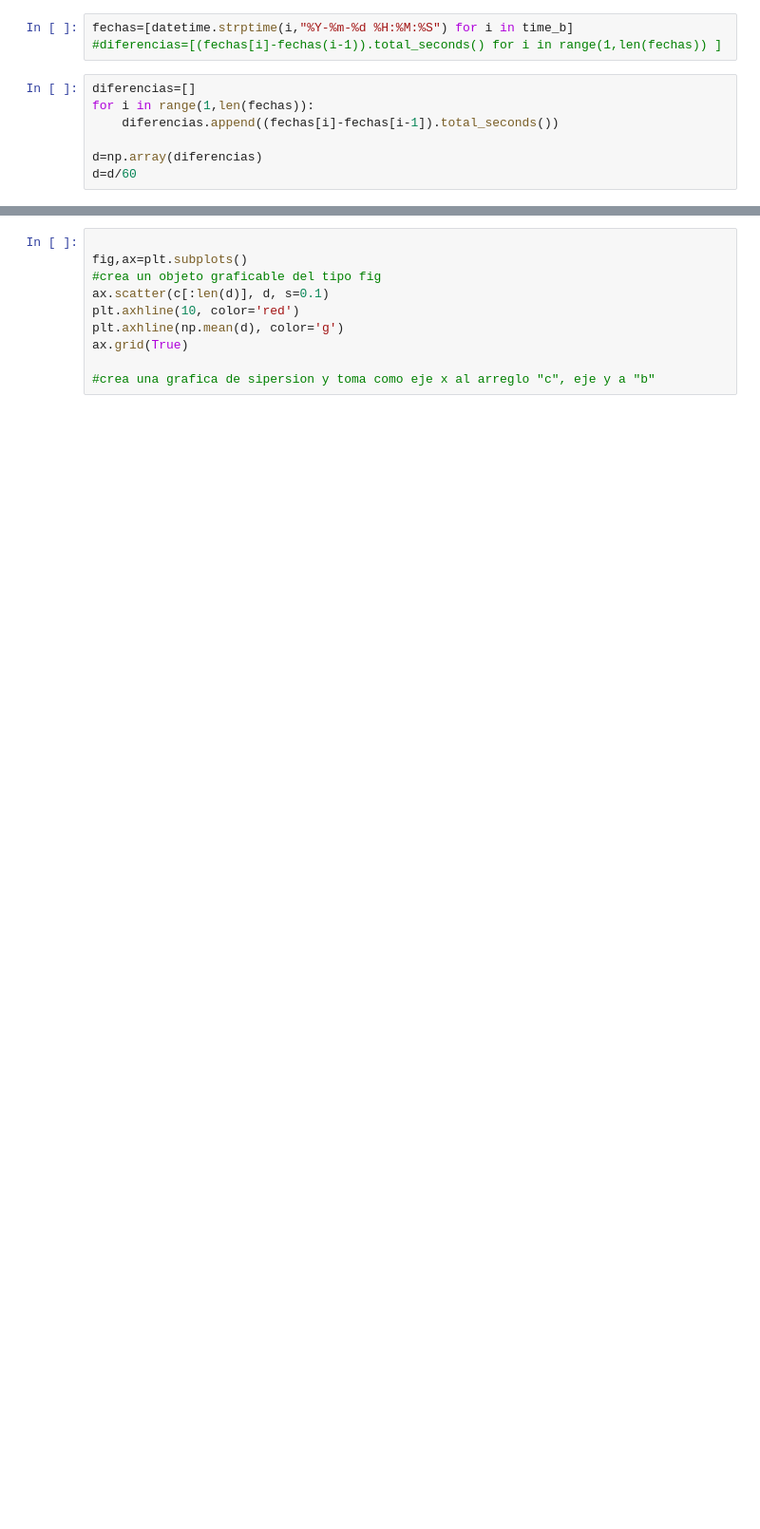
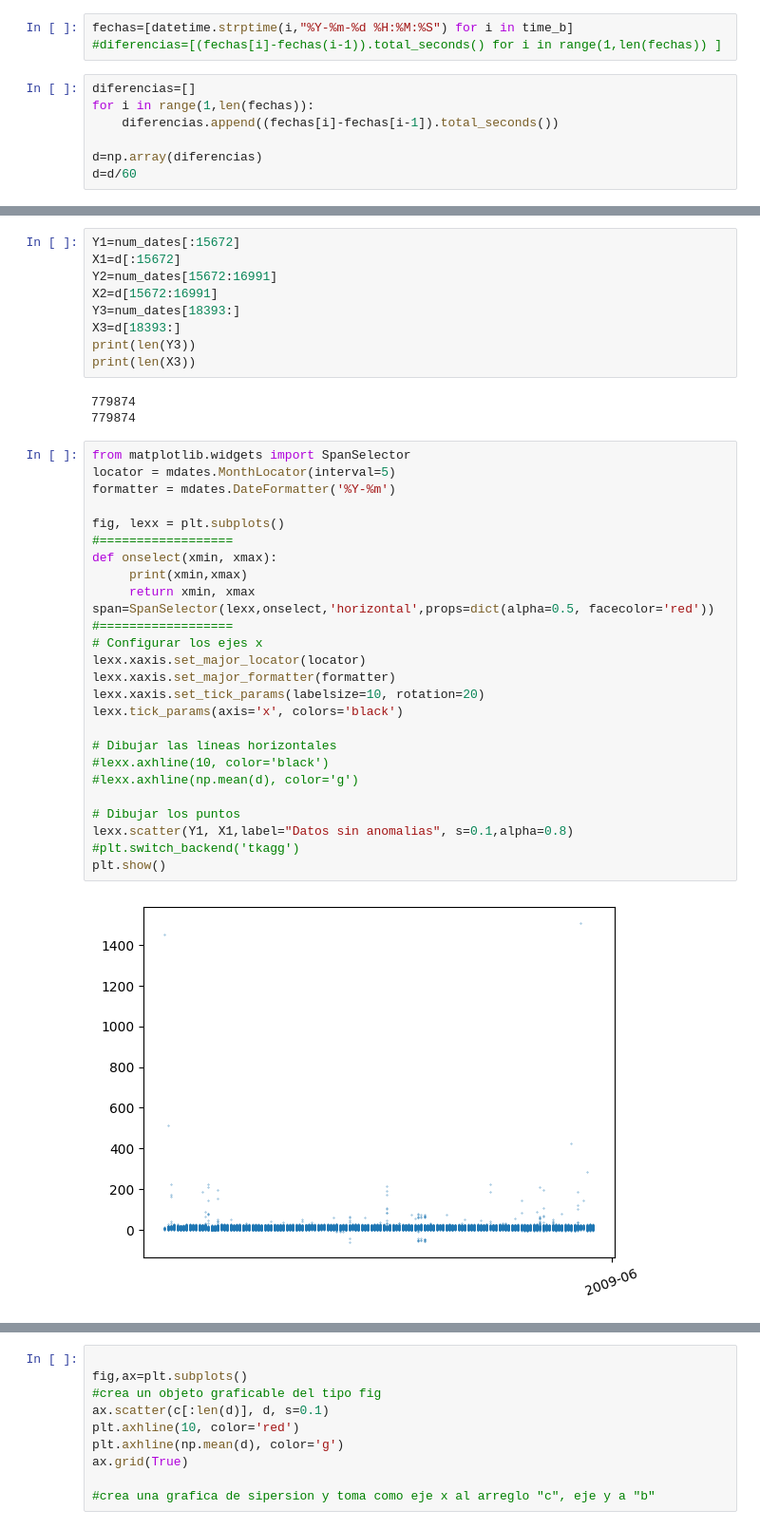
Before and after one commit to bitcoinR3search/BitcoinResearch, a Jupyter notebook: scripts/bra_pruebas/Re_graf.ipynb, the cells around one changed output, grey strips where cells are left out. Shown: that part at 95% size. Saved outputs shown, nothing was run; the diff lists cells and outputs as text; blank space fills up the shorter version.

```diff
--- a/scripts/bra_pruebas/Re_graf.ipynb
+++ b/scripts/bra_pruebas/Re_graf.ipynb
@@ -165,0 +276,40 @@ plt.tick_params(axis='x', colors='black')
+# %%
+Y1=num_dates[:15672]
+X1=d[:15672]
+Y2=num_dates[15672:16991]
+X2=d[15672:16991]
+Y3=num_dates[18393:]
+X3=d[18393:]
+print(len(Y3))
+print(len(X3))
+# %% [output]
+779874
+779874
+# %%
+from matplotlib.widgets import SpanSelector
+locator = mdates.MonthLocator(interval=5)
+formatter = mdates.DateFormatter('%Y-%m')
+
+fig, lexx = plt.subplots()
+#==================
+def onselect(xmin, xmax):
+     print(xmin,xmax)
+     return xmin, xmax
+span=SpanSelector(lexx,onselect,'horizontal',props=dict(alpha=0.5, facecolor='red'))
+#==================
+# Configurar los ejes x
+lexx.xaxis.set_major_locator(locator)
+lexx.xaxis.set_major_formatter(formatter)
+lexx.xaxis.set_tick_params(labelsize=10, rotation=20)
+lexx.tick_params(axis='x', colors='black')
+
+# Dibujar las líneas horizontales
+#lexx.axhline(10, color='black')
+#lexx.axhline(np.mean(d), color='g')
+
+# Dibujar los puntos
+lexx.scatter(Y1, X1,label="Datos sin anomalias", s=0.1,alpha=0.8)
+#plt.switch_backend('tkagg')
+plt.show()
+# %% [output]
+[figure, added]
```
Also changed, not shown: parts of 22 cells of this notebook.
